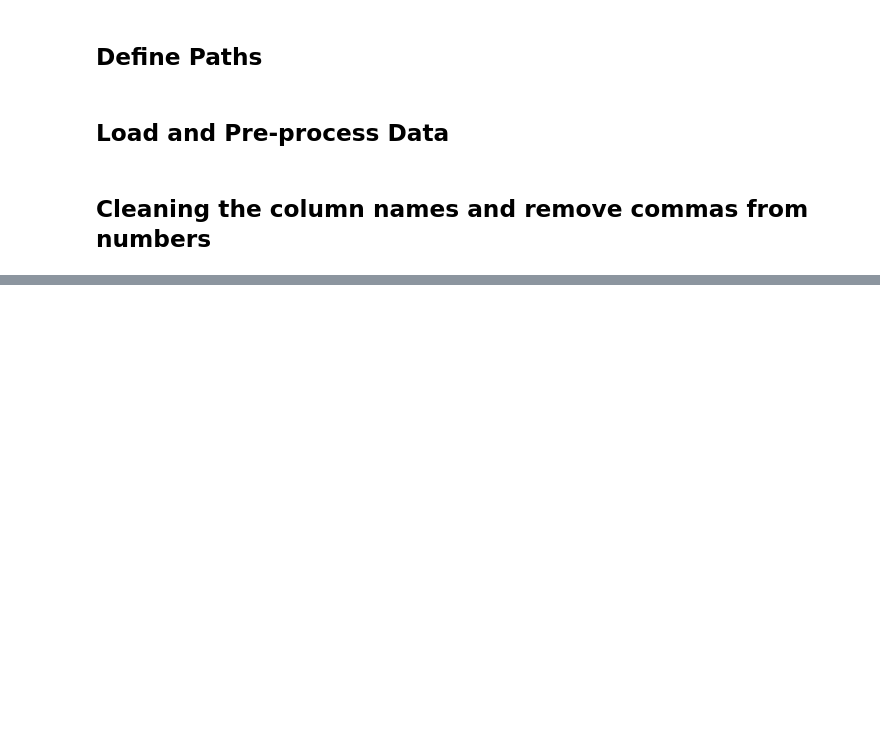
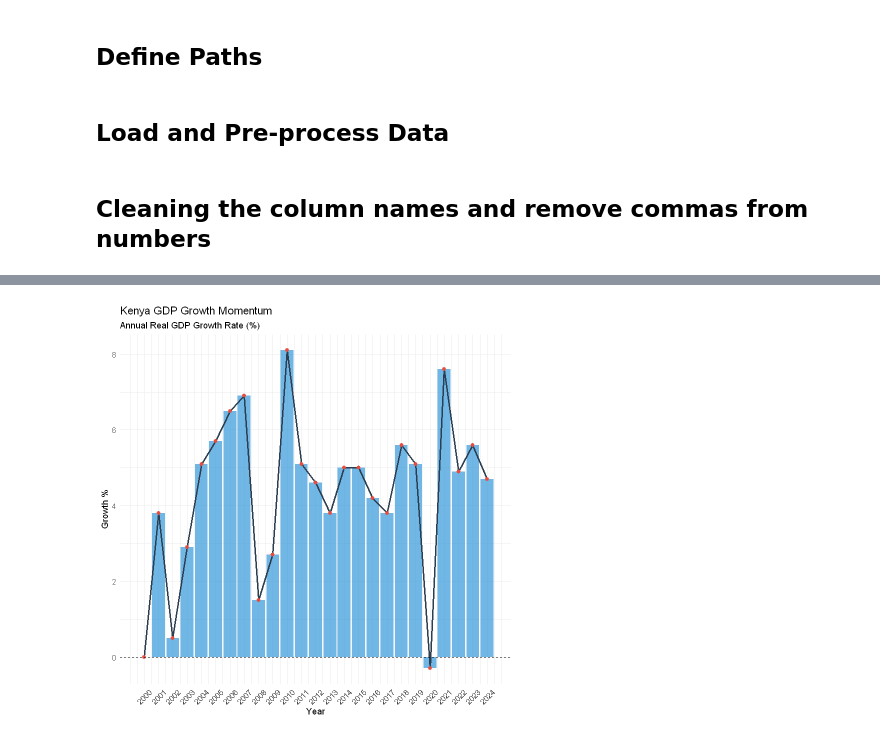
Before and after one commit to asaphray/cbk-macroeconomic-analysis, a Jupyter notebook: notebooks/r/05_gdp_analysis.ipynb, the cells around one changed output, grey strips where cells are left out. Cells and saved outputs as stored; diff of their text form; code cells hidden in the pictures; blank space fills up the shorter version.

```diff
--- a/notebooks/r/05_gdp_analysis.ipynb
+++ b/notebooks/r/05_gdp_analysis.ipynb
@@ -35,0 +90,15 @@ df_gdp <- df_gdp %>%
+# %%
+# Plotting the Growth Rate
+ggplot(df_gdp, aes(x = year, y = growth_rate)) +
+  geom_col(fill = "#3498db", alpha = 0.7) +
+  geom_line(group = 1, color = "#2c3e50", size = 1) +
+  geom_point(color = "#e74c3c", size = 2) +
+  geom_hline(yintercept = 0, linetype = "dashed") +
+  scale_x_continuous(breaks = df_gdp$year) +
+  labs(title = "Kenya GDP Growth Momentum",
+       subtitle = "Annual Real GDP Growth Rate (%)",
+       y = "Growth %", x = "Year") +
+  theme_minimal() +
+  theme(axis.text.x = element_text(angle = 45, vjust = 0.5))
+# %% [output]
+[figure, added]
```
Also changed, not shown: parts of 12 cells of this notebook.
